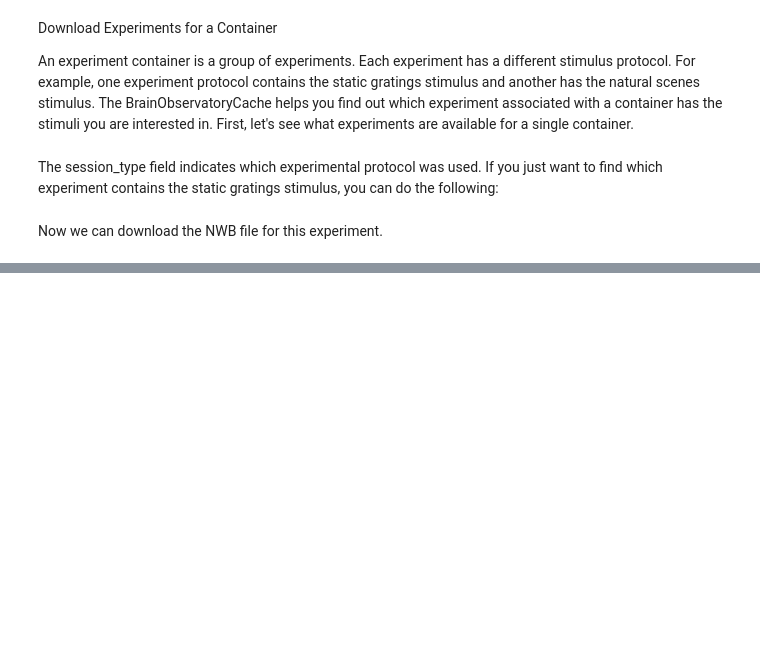
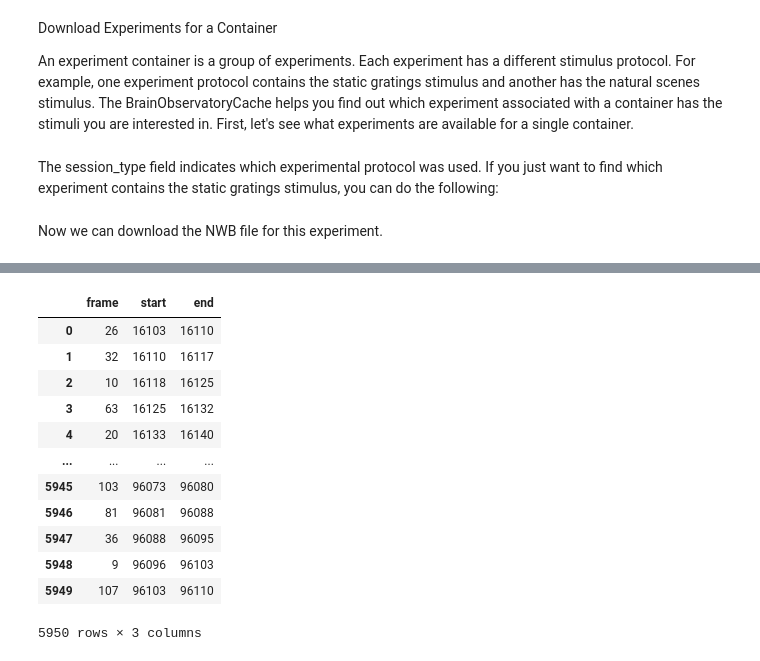
Before and after one commit to edwardyan95/ESE546_Project, a Jupyter notebook: test_project.ipynb, the cells around one changed output, grey strips where cells are left out. Drawn from its saved outputs; the diff is of its cells as text; code cells hidden in the pictures; blank space fills up the shorter version.

```diff
--- a/test_project.ipynb
+++ b/test_project.ipynb
@@ -123,0 +112,17 @@ session_metadata = session_data.get_metadata()
+# %%
+session_stim = get_stim_df(boc, exps[22], stimulus_name='natural_scenes')
+session_stim
+# %% [output]
+|  | frame | start | end |
+| 0 | 26 | 16103 | 16110 |
+| 1 | 32 | 16110 | 16117 |
+| 2 | 10 | 16118 | 16125 |
+| 3 | 63 | 16125 | 16132 |
+| 4 | 20 | 16133 | 16140 |
+| ... | ... | ... | ... |
+| 5945 | 103 | 96073 | 96080 |
+| 5946 | 81 | 96081 | 96088 |
+| 5947 | 36 | 96088 | 96095 |
+| 5948 | 9 | 96096 | 96103 |
+| 5949 | 107 | 96103 | 96110 |
+5950 rows × 3 columns
```
Also changed, not shown: parts of 19 cells of this notebook, 1 other file.
